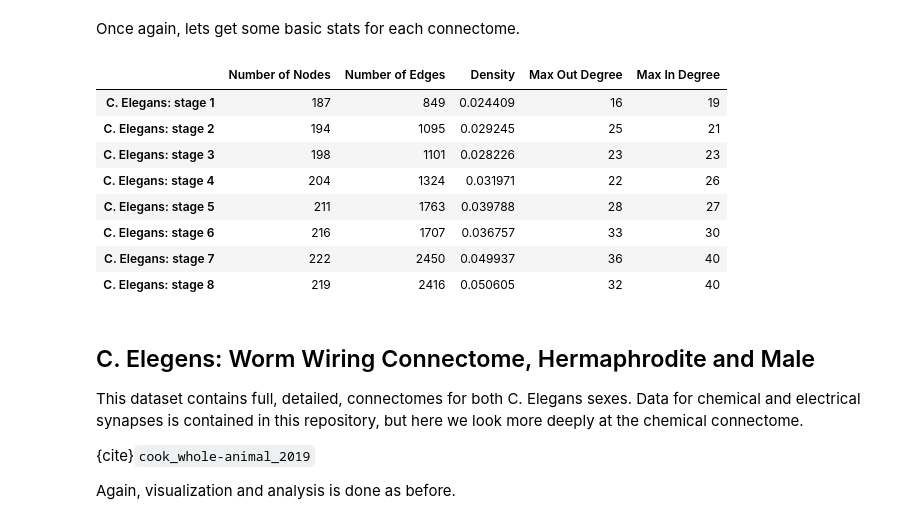
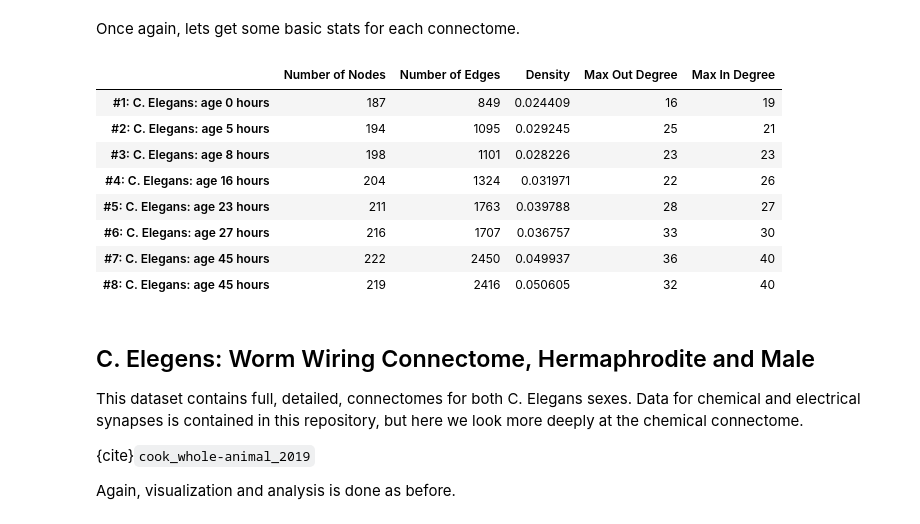
Before and after one commit to neurodata/connectocross, a Jupyter notebook: docs/connectome_overview.ipynb, the cells around one changed output. Cells and saved outputs as stored; diff of their text form; code cells hidden in the pictures.

```diff
--- a/docs/connectome_overview.ipynb
+++ b/docs/connectome_overview.ipynb
@@ -88,11 +88,14 @@ When loading the connectomes below, we must flatten the multigraphs. This is bec
 may have two pairs of edges between them. Here we rectify this by summing weights of multiedges (the default mode for `GraphIO.flatten_multigraph`)
 # %%
 # load some elegans witvilet data
+ages = []
 base = '../json_connectomes/witvilet/'
 graph_files = sorted(os.listdir(base))
 connectomes = []
 for f in graph_files:
-    connectomes.append(GraphIO.flatten_multigraph(GraphIO.load(os.path.join(base, f))[0]))
+    g = GraphIO.load(os.path.join(base, f))[0]
+    ages.append(g.graph['age'])
+    connectomes.append(GraphIO.flatten_multigraph(g))
 # %% [markdown]
 We follow the same steps as for Ciona (above) to generate visualizations, only here we loop over all 8 connectomes.
 # %%
@@ -150,38 +153,32 @@ Once again, lets get some basic stats for each connectome.
 # %%
 data = {'Number of Nodes': [],
         'Number of Edges': [],
         'Density': [],
         'Max Out Degree': [],
         'Max In Degree': []}
+index = []
 for i, connectome in enumerate(connectomes):
     num_nodes = len(connectome.nodes)
     data['Number of Nodes'].append(num_nodes)
     num_edges = len(connectome.edges)
     data['Number of Edges'].append(num_edges)
     data['Density'].append(num_edges / (num_nodes * (num_nodes - 1)))
     data['Max Out Degree'].append(max(connectome.out_degree, key=lambda x: x[1])[1])
     data['Max In Degree'].append(max(connectome.in_degree, key=lambda x: x[1])[1])
-
+    index.append('#' + str(i+1) + ': C. Elegans: age ' + str(ages[i]) + ' hours')
 df = pd.DataFrame.from_dict(data)
-df.index = ['C. Elegans: stage 1',
-            'C. Elegans: stage 2',
-            'C. Elegans: stage 3',
-            'C. Elegans: stage 4',
-            'C. Elegans: stage 5',
-            'C. Elegans: stage 6',
-            'C. Elegans: stage 7',
-            'C. Elegans: stage 8',]
+df.index = index
 df.head(8)
 # %% [output]
 |  | Number of Nodes | Number of Edges | Density | Max Out Degree | Max In Degree |
-| C. Elegans: stage 1 | 187 | 849 | 0.024409 | 16 | 19 |
-| C. Elegans: stage 2 | 194 | 1095 | 0.029245 | 25 | 21 |
-| C. Elegans: stage 3 | 198 | 1101 | 0.028226 | 23 | 23 |
-| C. Elegans: stage 4 | 204 | 1324 | 0.031971 | 22 | 26 |
-| C. Elegans: stage 5 | 211 | 1763 | 0.039788 | 28 | 27 |
-| C. Elegans: stage 6 | 216 | 1707 | 0.036757 | 33 | 30 |
-| C. Elegans: stage 7 | 222 | 2450 | 0.049937 | 36 | 40 |
-| C. Elegans: stage 8 | 219 | 2416 | 0.050605 | 32 | 40 |
+| #1: C. Elegans: age 0 hours | 187 | 849 | 0.024409 | 16 | 19 |
+| #2: C. Elegans: age 5 hours | 194 | 1095 | 0.029245 | 25 | 21 |
+| #3: C. Elegans: age 8 hours | 198 | 1101 | 0.028226 | 23 | 23 |
+| #4: C. Elegans: age 16 hours | 204 | 1324 | 0.031971 | 22 | 26 |
+| #5: C. Elegans: age 23 hours | 211 | 1763 | 0.039788 | 28 | 27 |
+| #6: C. Elegans: age 27 hours | 216 | 1707 | 0.036757 | 33 | 30 |
+| #7: C. Elegans: age 45 hours | 222 | 2450 | 0.049937 | 36 | 40 |
+| #8: C. Elegans: age 45 hours | 219 | 2416 | 0.050605 | 32 | 40 |
 # %% [markdown]
 ## C. Elegens: Worm Wiring Connectome, Hermaphrodite and Male ##
 
```
Also changed, not shown: parts of 4 cells of this notebook, 1 other file.
